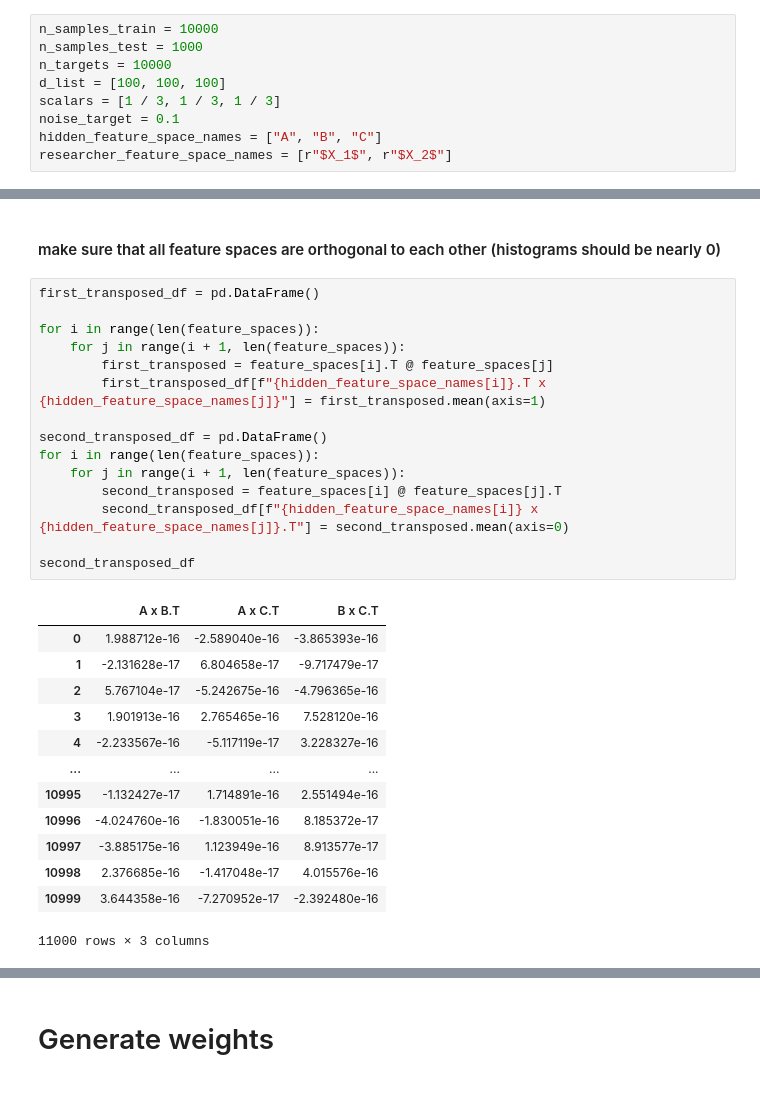
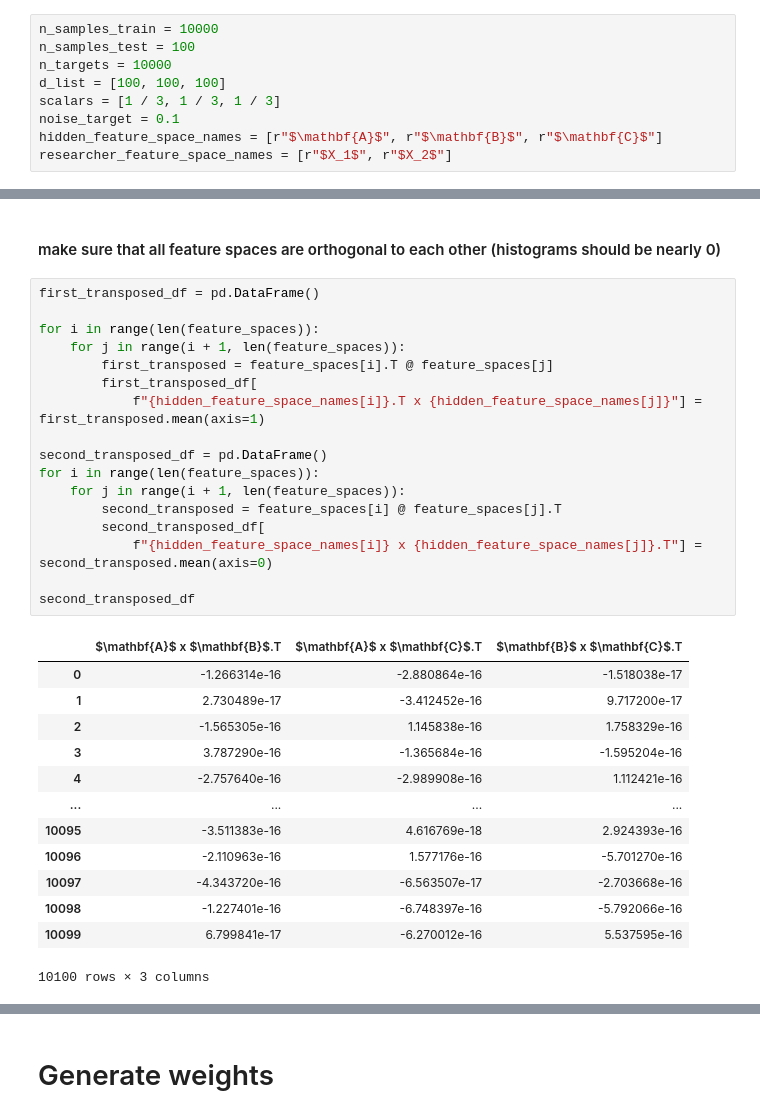
Before and after one commit to leo-schultheiss/compare_variance_residual, a Jupyter notebook: compare_variance_residual/dataset_generation.ipynb, the cells around one changed output, grey strips where cells are left out. Drawn from its saved outputs; the diff is of its cells as text.

```diff
--- a/compare_variance_residual/dataset_generation.ipynb
+++ b/compare_variance_residual/dataset_generation.ipynb
@@ -16,12 +17,12 @@ plt.style.use("nord")
 sns.set_theme(style="whitegrid")
 # %%
 n_samples_train = 10000
-n_samples_test = 1000
+n_samples_test = 100
 n_targets = 10000
 d_list = [100, 100, 100]
 scalars = [1 / 3, 1 / 3, 1 / 3]
 noise_target = 0.1
-hidden_feature_space_names = ["A", "B", "C"]
+hidden_feature_space_names = [r"$\mathbf{A}$", r"$\mathbf{B}$", r"$\mathbf{C}$"]
 researcher_feature_space_names = [r"$X_1$", r"$X_2$"]
 # %% [markdown]
 # Generate features
@@ -83,32 +85,34 @@ for rank in d_list:
 # %%
 first_transposed_df = pd.DataFrame()
 
 for i in range(len(feature_spaces)):
     for j in range(i + 1, len(feature_spaces)):
         first_transposed = feature_spaces[i].T @ feature_spaces[j]
-        first_transposed_df[f"{hidden_feature_space_names[i]}.T x {hidden_feature_space_names[j]}"] = first_transposed.mean(axis=1)
+        first_transposed_df[
+            f"{hidden_feature_space_names[i]}.T x {hidden_feature_space_names[j]}"] = first_transposed.mean(axis=1)
 
 second_transposed_df = pd.DataFrame()
 for i in range(len(feature_spaces)):
     for j in range(i + 1, len(feature_spaces)):
         second_transposed = feature_spaces[i] @ feature_spaces[j].T
-        second_transposed_df[f"{hidden_feature_space_names[i]} x {hidden_feature_space_names[j]}.T"] = second_transposed.mean(axis=0)
+        second_transposed_df[
+            f"{hidden_feature_space_names[i]} x {hidden_feature_space_names[j]}.T"] = second_transposed.mean(axis=0)
 
 second_transposed_df
 # %% [output]
-|  | A x B.T | A x C.T | B x C.T |
-| 0 | 1.988712e-16 | -2.589040e-16 | -3.865393e-16 |
-| 1 | -2.131628e-17 | 6.804658e-17 | -9.717479e-17 |
-| 2 | 5.767104e-17 | -5.242675e-16 | -4.796365e-16 |
-| 3 | 1.901913e-16 | 2.765465e-16 | 7.528120e-16 |
-| 4 | -2.233567e-16 | -5.117119e-17 | 3.228327e-16 |
+|  | $\mathbf{A}$ x $\mathbf{B}$.T | $\mathbf{A}$ x $\mathbf{C}$.T | $\mathbf{B}$ x $\mathbf{C}$.T |
+| 0 | -1.266314e-16 | -2.880864e-16 | -1.518038e-17 |
+| 1 | 2.730489e-17 | -3.412452e-16 | 9.717200e-17 |
+| 2 | -1.565305e-16 | 1.145838e-16 | 1.758329e-16 |
+| 3 | 3.787290e-16 | -1.365684e-16 | -1.595204e-16 |
+| 4 | -2.757640e-16 | -2.989908e-16 | 1.112421e-16 |
 | ... | ... | ... | ... |
-| 10995 | -1.132427e-17 | 1.714891e-16 | 2.551494e-16 |
-| 10996 | -4.024760e-16 | -1.830051e-16 | 8.185372e-17 |
-| 10997 | -3.885175e-16 | 1.123949e-16 | 8.913577e-17 |
-| 10998 | 2.376685e-16 | -1.417048e-17 | 4.015576e-16 |
-| 10999 | 3.644358e-16 | -7.270952e-17 | -2.392480e-16 |
+| 10095 | -3.511383e-16 | 4.616769e-18 | 2.924393e-16 |
+| 10096 | -2.110963e-16 | 1.577176e-16 | -5.701270e-16 |
+| 10097 | -4.343720e-16 | -6.563507e-17 | -2.703668e-16 |
+| 10098 | -1.227401e-16 | -6.748397e-16 | -5.792066e-16 |
+| 10099 | 6.799841e-17 | -6.270012e-16 | 5.537595e-16 |
-11000 rows × 3 columns
+10100 rows × 3 columns
 # %%
 sns.displot(data=first_transposed_df, multiple="stack", bins=30)
 plt.suptitle("Feature Matrix Multiplications, first transposed", y=1.02)
```
Also changed, not shown: parts of 19 cells of this notebook.
